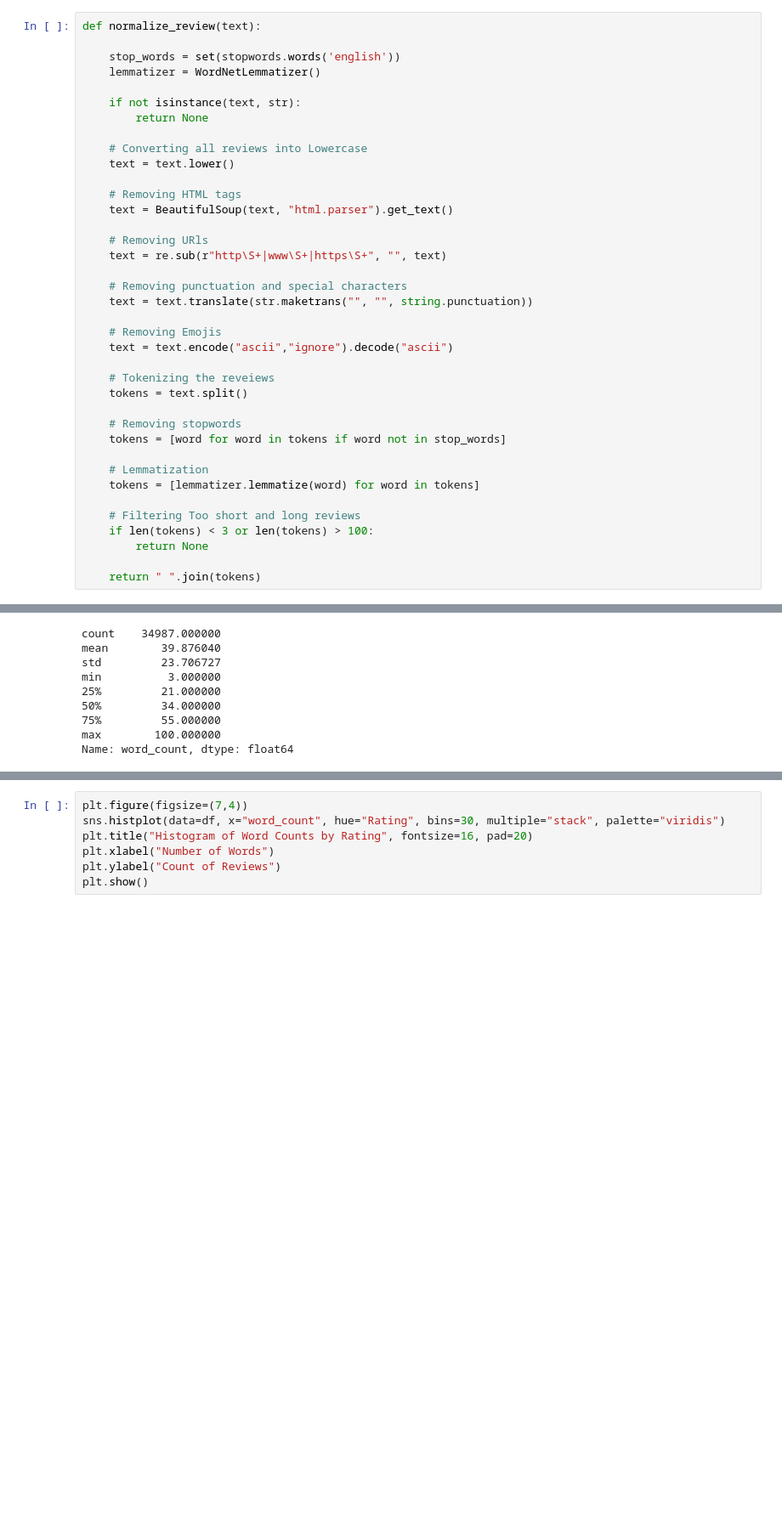
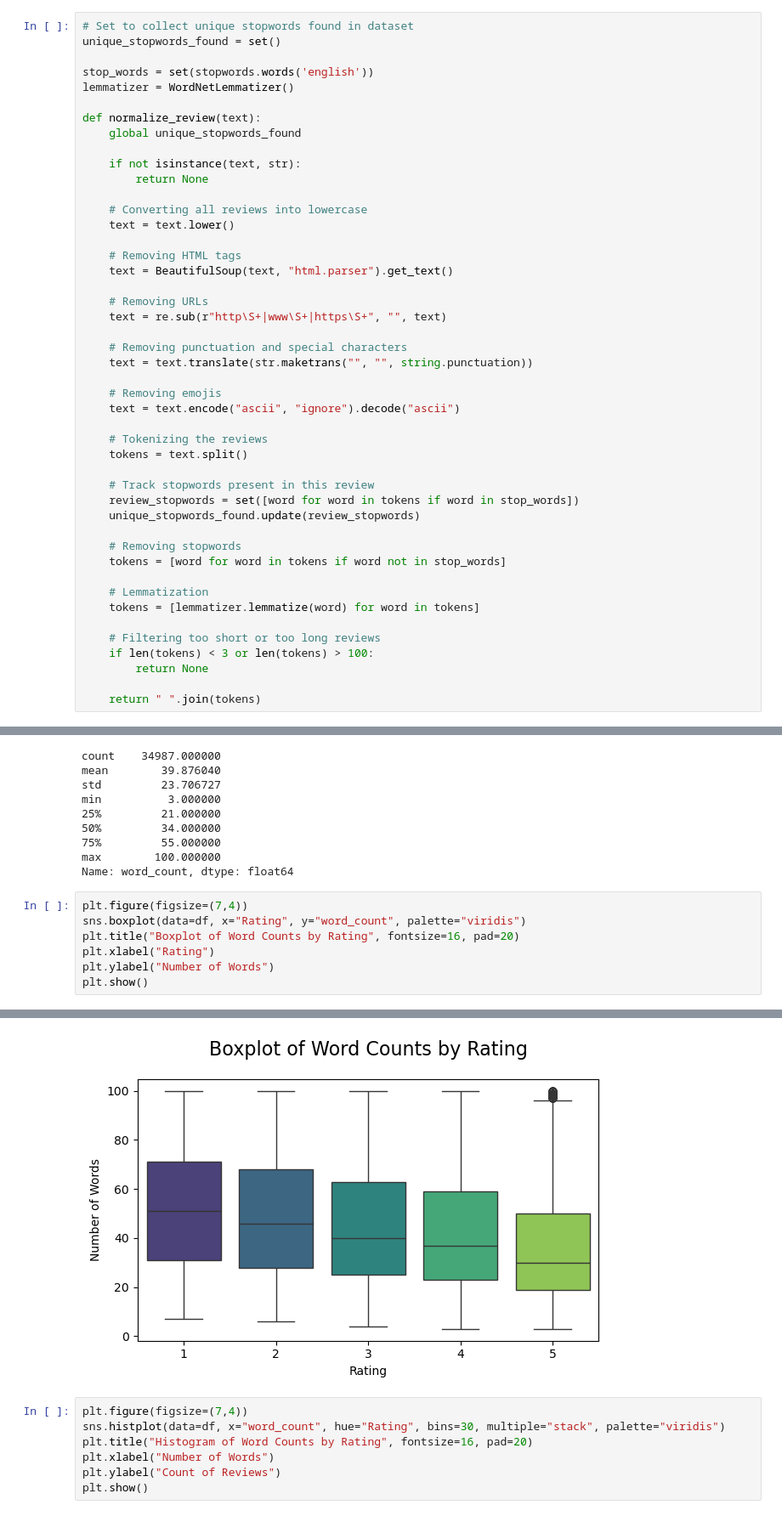
Before and after one commit to JoelKBenny/automated-review-rating-system, a Jupyter notebook: notebooks/Disneyland_reviews.ipynb, the cells around one changed output, grey strips where cells are left out. Shown: that part at 85% size. Drawn from its saved outputs; the diff is of its cells as text; blank space fills up the shorter version.

```diff
--- a/notebooks/Disneyland_reviews.ipynb
+++ b/notebooks/Disneyland_reviews.ipynb
@@ -124,31 +124,39 @@ df = df.drop('Year_Month', axis=1)
 # %% [markdown]
 ### Normalizing the text in Review_Text
 # %%
+# Set to collect unique stopwords found in dataset
+unique_stopwords_found = set()
+
+stop_words = set(stopwords.words('english'))
+lemmatizer = WordNetLemmatizer()
+
 def normalize_review(text):
-
-    stop_words = set(stopwords.words('english'))
-    lemmatizer = WordNetLemmatizer()
+    global unique_stopwords_found
 
     if not isinstance(text, str):
         return None
 
-    # Converting all reviews into Lowercase
+    # Converting all reviews into lowercase
     text = text.lower()
 
     # Removing HTML tags
     text = BeautifulSoup(text, "html.parser").get_text()
 
-    # Removing URls
+    # Removing URLs
     text = re.sub(r"http\S+|www\S+|https\S+", "", text)
 
     # Removing punctuation and special characters
     text = text.translate(str.maketrans("", "", string.punctuation))
 
-    # Removing Emojis
-    text = text.encode("ascii","ignore").decode("ascii")
+    # Removing emojis
+    text = text.encode("ascii", "ignore").decode("ascii")
 
-    # Tokenizing the reveiews
+    # Tokenizing the reviews
     tokens = text.split()
+
+    # Track stopwords present in this review
+    review_stopwords = set([word for word in tokens if word in stop_words])
+    unique_stopwords_found.update(review_stopwords)
 
     # Removing stopwords
     tokens = [word for word in tokens if word not in stop_words]
@@ -156,7 +164,7 @@ def normalize_review(text):
     # Lemmatization
     tokens = [lemmatizer.lemmatize(word) for word in tokens]
 
-    # Filtering Too short and long reviews
+    # Filtering too short or too long reviews
     if len(tokens) < 3 or len(tokens) > 100:
         return None
 
@@ -231,3 +249,11 @@ min          3.000000
 75%         55.000000
 max        100.000000
 Name: word_count, dtype: float64
+# %%
+plt.figure(figsize=(7,4))
+sns.boxplot(data=df, x="Rating", y="word_count", palette="viridis")
+plt.title("Boxplot of Word Counts by Rating", fontsize=16, pad=20)
+plt.xlabel("Rating")
+plt.ylabel("Number of Words")
+plt.show()
+# %% [output]
@@ -234,3 +263,4 @@ Name: word_count, dtype: float64
+[figure, added]
 # %%
 plt.figure(figsize=(7,4))
 sns.histplot(data=df, x="word_count", hue="Rating", bins=30, multiple="stack", palette="viridis")
```
Also changed, not shown: parts of 5 cells of this notebook, 4 other files.
